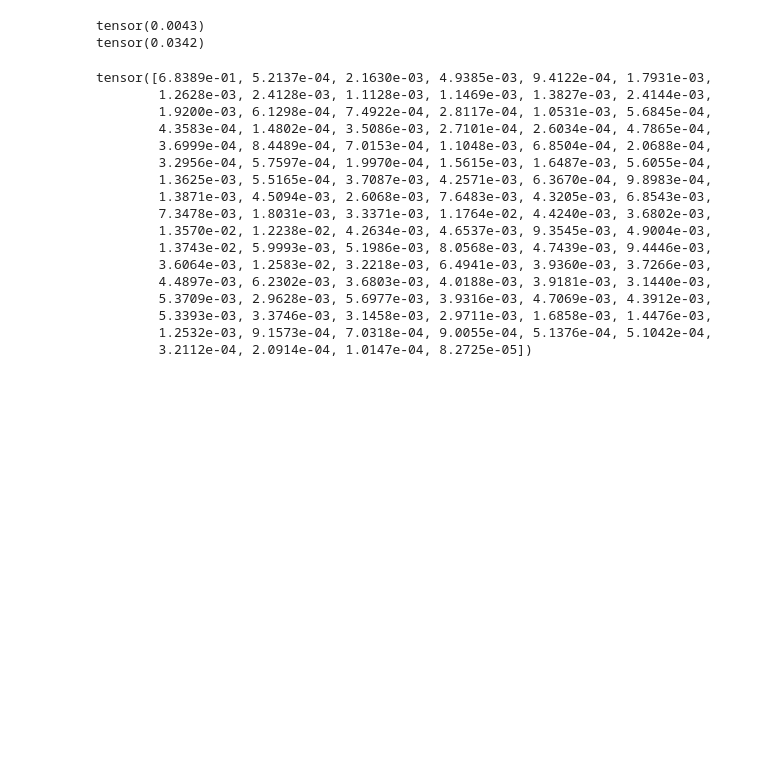
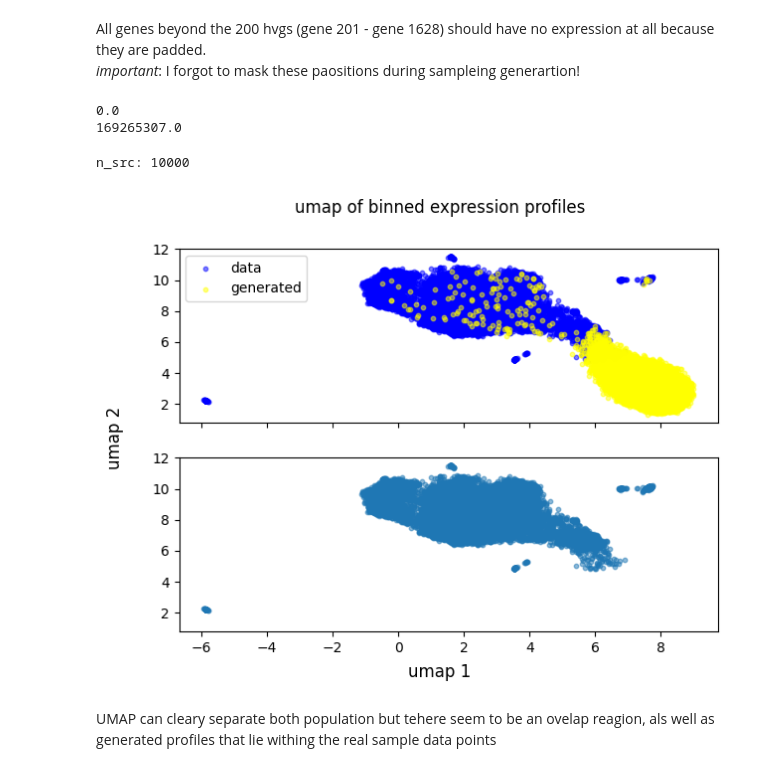
Before and after one commit to Fkrgl/scTransformer, a Jupyter notebook: src/heart_endothelial_generated_samples.ipynb, the cells around one changed output. Cells and saved outputs as stored; diff of their text form; code cells hidden in the pictures; blank space fills up the shorter version.

Commit message:
generate samples for small and pretrain/finetune model.

```diff
--- a/src/heart_endothelial_generated_samples.ipynb
+++ b/src/heart_endothelial_generated_samples.ipynb
@@ -10,0 +12,18 @@ import torch
+# %%
+def plot_UMAP(generted_expression_profiles, src_expression_profiles):
+    umap_2d = UMAP(n_components=2, init='random', random_state=0)
+    src_expression_profiles = np.round(src_expression_profiles, decimals=5)
+    proj_2d = umap_2d.fit_transform(np.vstack([src_expression_profiles, generted_expression_profiles]))
+    n_src = src_expression_profiles.shape[0]
+    print(f'n_src: {n_src}')
+    fig, ax = plt.subplots(2, 1, figsize=(7, 5), sharex=True, sharey=True)
+    # sample vs generated
+    ax[0].scatter(proj_2d[:n_src, 0], proj_2d[:n_src, 1], c='blue', alpha=.5, label='data', s=10)
+    ax[0].scatter(proj_2d[n_src:, 0], proj_2d[n_src:, 1], c='yellow', alpha=.5, label='generated', s=10)
+    ax[0].legend()
+    fig.suptitle(f'umap of binned expression profiles')
+    fig.supxlabel('umap 1')
+    fig.supylabel('umap 2')
+    ax[1].scatter(proj_2d[:n_src, 0], proj_2d[:n_src, 1], alpha=.5, s=10)
+
+    plt.show()
@@ -11,4 +34,3 @@ import torch
 # %%
-decoder_out = np.load('../data/heart_endothelial_decoderOutput.npy')
-sample = np.load('../data/heart_endothelial_decoder_output.npy')
+samples = np.load('../data/heart_endothelial_200_10000.npy')
 # %%
@@ -33,2 +40,3 @@ array([ 0.,  0.,  0.,  0.,  0.,  0.,  0.,  0.,  0.,  0.,  0.,  0.,  0.,
 # %%
-sample[1][:200]
+real = samples[:10000]
+generated = samples[10000:]
@@ -55,26 +43,18 @@ softmax_output = s(torch.tensor(decoder_out))
-# %%
-print(softmax_output[1][53])
-print(softmax_output[1][54])
-# %% [output]
-tensor(0.0043)
-tensor(0.0342)
-# %%
-softmax_output[0]
-# %% [output]
-tensor([6.8389e-01, 5.2137e-04, 2.1630e-03, 4.9385e-03, 9.4122e-04, 1.7931e-03,
-        1.2628e-03, 2.4128e-03, 1.1128e-03, 1.1469e-03, 1.3827e-03, 2.4144e-03,
-        1.9200e-03, 6.1298e-04, 7.4922e-04, 2.8117e-04, 1.0531e-03, 5.6845e-04,
-        4.3583e-04, 1.4802e-04, 3.5086e-03, 2.7101e-04, 2.6034e-04, 4.7865e-04,
-        3.6999e-04, 8.4489e-04, 7.0153e-04, 1.1048e-03, 6.8504e-04, 2.0688e-04,
-        3.2956e-04, 5.7597e-04, 1.9970e-04, 1.5615e-03, 1.6487e-03, 5.6055e-04,
-        1.3625e-03, 5.5165e-04, 3.7087e-03, 4.2571e-03, 6.3670e-04, 9.8983e-04,
-        1.3871e-03, 4.5094e-03, 2.6068e-03, 7.6483e-03, 4.3205e-03, 6.8543e-03,
-        7.3478e-03, 1.8031e-03, 3.3371e-03, 1.1764e-02, 4.4240e-03, 3.6802e-03,
-        1.3570e-02, 1.2238e-02, 4.2634e-03, 4.6537e-03, 9.3545e-03, 4.9004e-03,
-        1.3743e-02, 5.9993e-03, 5.1986e-03, 8.0568e-03, 4.7439e-03, 9.4446e-03,
-        3.6064e-03, 1.2583e-02, 3.2218e-03, 6.4941e-03, 3.9360e-03, 3.7266e-03,
-        4.4897e-03, 6.2302e-03, 3.6803e-03, 4.0188e-03, 3.9181e-03, 3.1440e-03,
-        5.3709e-03, 2.9628e-03, 5.6977e-03, 3.9316e-03, 4.7069e-03, 4.3912e-03,
-        5.3393e-03, 3.3746e-03, 3.1458e-03, 2.9711e-03, 1.6858e-03, 1.4476e-03,
-        1.2532e-03, 9.1573e-04, 7.0318e-04, 9.0055e-04, 5.1376e-04, 5.1042e-04,
-        3.2112e-04, 2.0914e-04, 1.0147e-04, 8.2725e-05])
+# %% [markdown]
+All genes beyond the 200 hvgs (gene 201 - gene 1628) should have no expression at all because they are padded.\
+*important*: I forgot to mask these paositions during sampleing generartion!
+# %%
+# real data has all zeros for gene 201 - gene 1628
+print(np.sum(real[:,200:]))
+# generated has predictions in this area
+print(np.sum(generated[:,200:]))
+# %% [output]
+0.0
+169265307.0
+# %%
+plot_UMAP(generated[:,:200], real[:,:200])
+# %% [output]
+n_src: 10000
+[figure, added]
+# %% [markdown]
+UMAP can cleary separate both population but tehere seem to be an ovelap reagion, als well as generated profiles that lie withing the real sample data points
```
Also changed, not shown: parts of 11 cells of this notebook, 11 other files.
